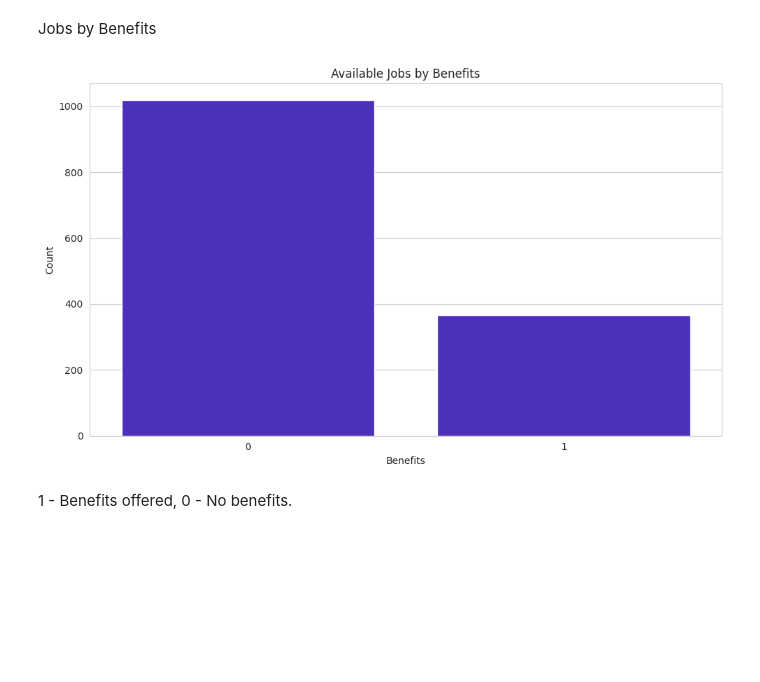
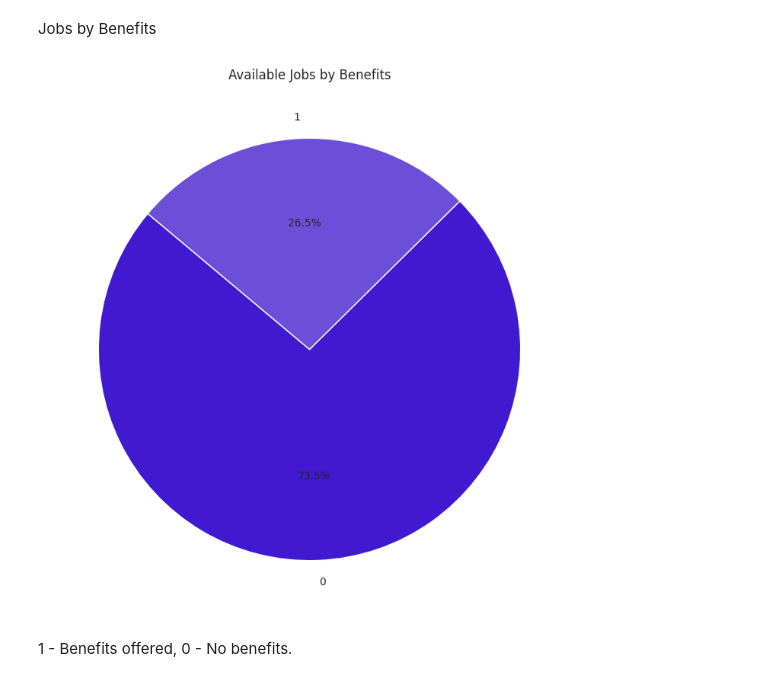
Before and after one commit to alkhurayjah/Unit3_Project, a Jupyter notebook: EDA_project.ipynb, the cells around one changed output. Cells and saved outputs as stored; diff of their text form; code cells hidden in the pictures; blank space fills up the shorter version.

Commit message:
Charts Jobs by Benefits

```diff
--- a/EDA_project.ipynb
+++ b/EDA_project.ipynb
@@ -508,20 +510,21 @@ comp_size	MA, MB, MC, etc.	Indicates the company size: MA - Medium A, SB - Small
 ---
 # %% [markdown]
 Jobs by Benefits
-# %%
-plt.figure(figsize=(10, 6))
-
-sns.countplot(x="benefits", data=df, color="#4019D1")
-
-plt.title('Available Jobs by Benefits')
-plt.xlabel('Benefits')
-plt.ylabel('Count')
-
-plt.tight_layout()
-
-plt.show()
-# %% [output]
-[figure, removed]
+# %%
+top_regions = df['benefits'].value_counts().head()
+
+plt.figure(figsize=(9, 9))
+
+custom_palette = sns.light_palette("#4019D1", n_colors=5, reverse=True)
+
+plt.pie(top_regions.values, labels=top_regions.index, colors=custom_palette,
+        autopct='%1.1f%%', startangle=140 )
+
+plt.title('Available Jobs by Benefits')
+
+plt.show()
+# %% [output]
+[figure, added]
 # %% [markdown]
 1 - Benefits offered, 0 - No benefits.
 # %% [markdown]
```
Also changed, not shown: parts of 3 cells of this notebook.
